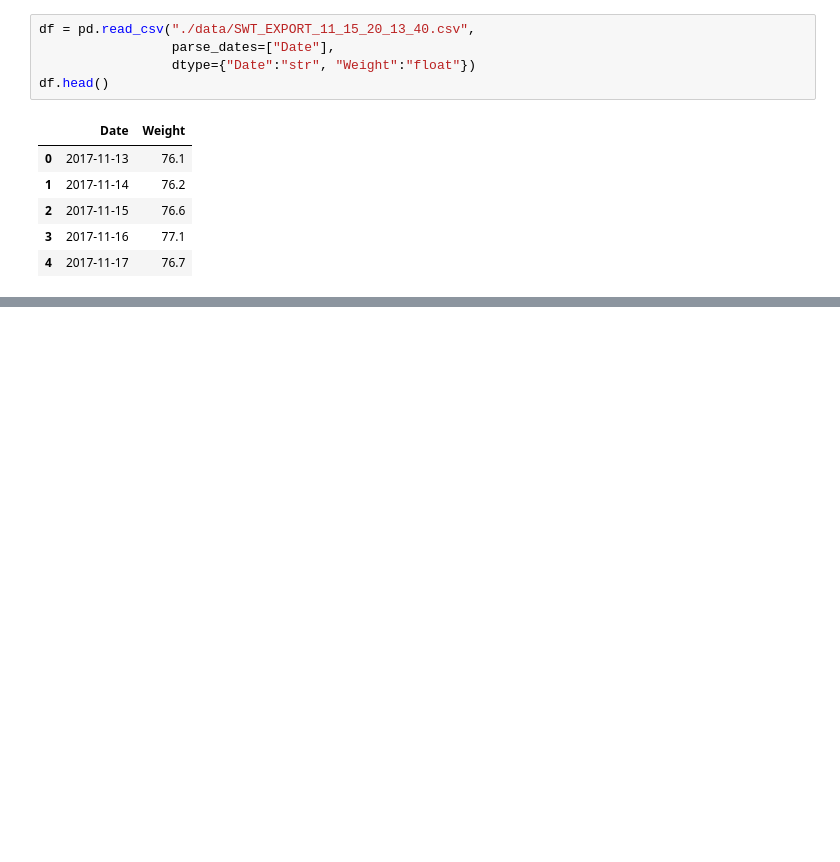
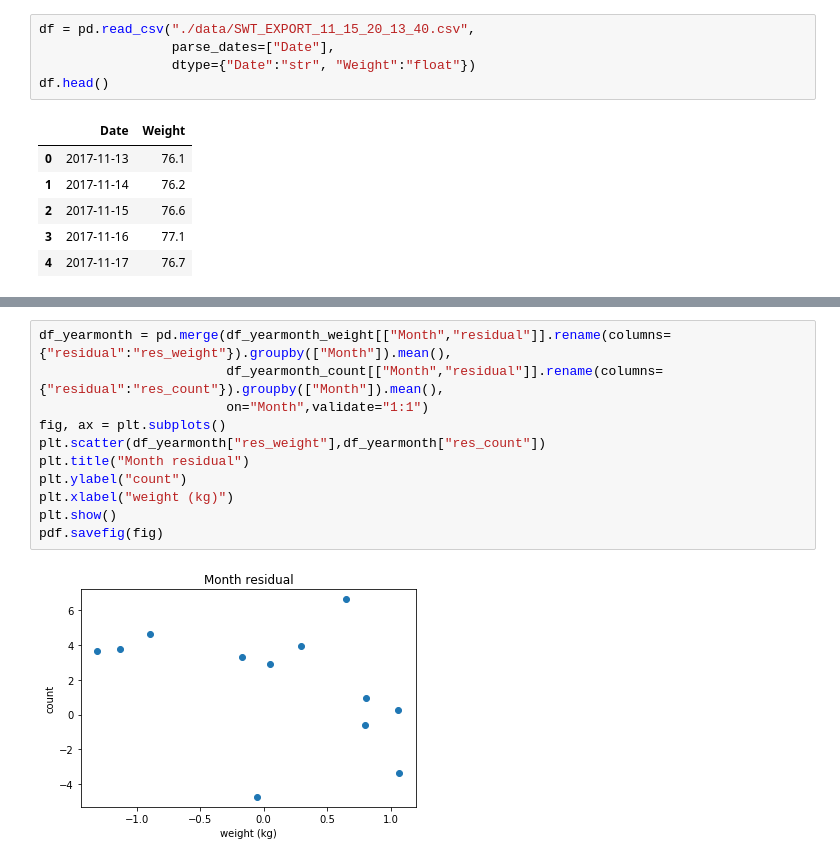
Before and after one commit to mt82/Peso, a Jupyter notebook: PyPeso.ipynb, the cells around one changed output, grey strips where cells are left out. Cells and saved outputs as stored; diff of their text form; blank space fills up the shorter version.

```diff
--- a/PyPeso.ipynb
+++ b/PyPeso.ipynb
@@ -148,0 +126,13 @@ plt.show()
+# %%
+df_yearmonth = pd.merge(df_yearmonth_weight[["Month","residual"]].rename(columns={"residual":"res_weight"}).groupby(["Month"]).mean(),
+                        df_yearmonth_count[["Month","residual"]].rename(columns={"residual":"res_count"}).groupby(["Month"]).mean(),
+                        on="Month",validate="1:1")
+fig, ax = plt.subplots()
+plt.scatter(df_yearmonth["res_weight"],df_yearmonth["res_count"])
+plt.title("Month residual")
+plt.ylabel("count")
+plt.xlabel("weight (kg)")
+plt.show()
+pdf.savefig(fig)
+# %% [output]
+[figure, added]
```
Also changed, not shown: parts of 38 cells of this notebook.
